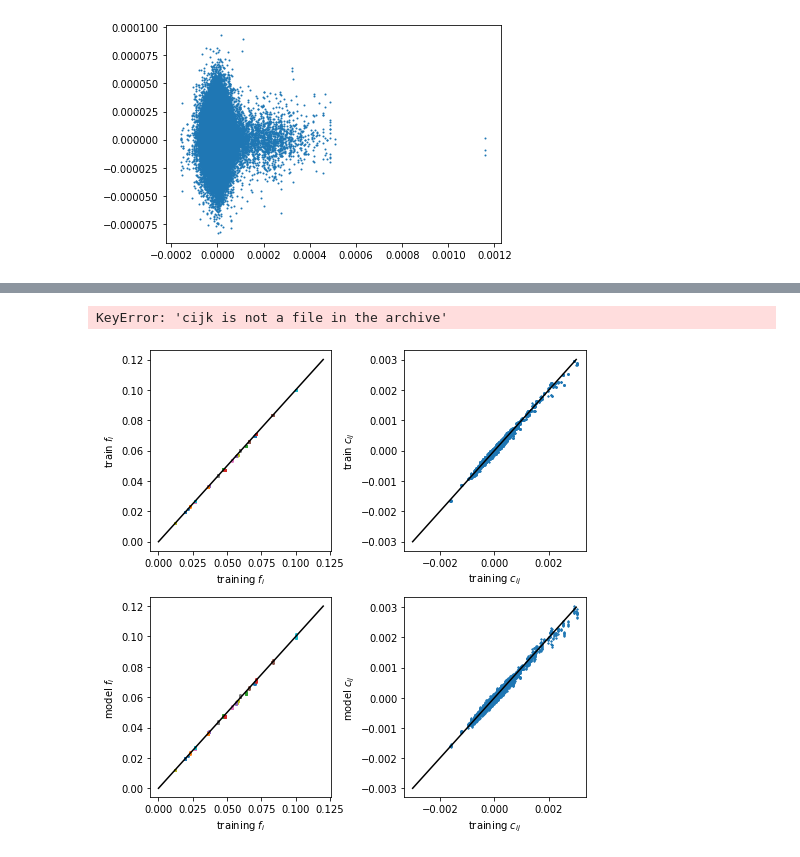
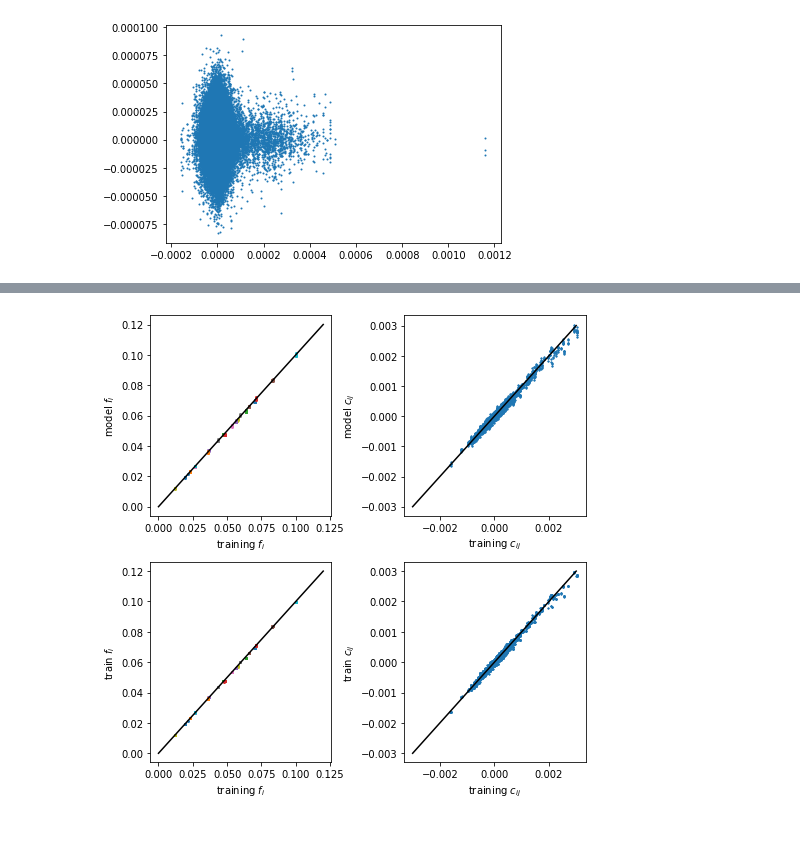
Before and after one commit to andim/peptidome, a Jupyter notebook: code/maxent/full_potts.ipynb, the cells around one changed output, grey strips where cells are left out. Saved outputs shown, nothing was run; the diff lists cells and outputs as text; code cells hidden in the pictures.

```diff
--- a/code/maxent/full_potts.ipynb
+++ b/code/maxent/full_potts.ipynb
@@ -111,23 +113,3 @@ for dataset in datasets:
                 fi[np.newaxis, :, np.newaxis, np.newaxis, :, np.newaxis] *
                 fi[np.newaxis, np.newaxis :, np.newaxis, np.newaxis, :])
     foldijks[dataset] = fold_ijk
-# %%
-fig, axes = plt.subplots(figsize=(7, 3.5), ncols=2)
-for i, dataset in enumerate(['train', 'model']):
-    plotting.density_scatter(flatten_ijk(foldijks['test']),
-                             flatten_ijk(foldijks[dataset]),
-                             trans=lambda x: np.log(x),
-                             norm=colors.LogNorm(vmin=1),
-                             s=0.5,
-                             bins=50, ax=axes[i])
-    axes[i].set_ylabel(dataset)
-for ax in axes:
-    max_ = 1.1*flatten_ijk(foldijks['test']).max()
-    lims = 1/max_, max_
-    ax.plot(lims, lims, 'k-')
-    ax.set_xscale('log')
-    ax.set_yscale('log')
-    ax.set_xlabel('test')
-    ax.set_xlim(*lims)
-    ax.set_ylim(*lims)
-fig.tight_layout()
@@ -140,32 +143,31 @@ Jij = params['Jij']
 # %%
-observables = ['fi', 'cij', 'cijk', 'fold_ijk']
+observables = ['fi', 'fij', 'cij', 'fijk', 'cijk', 'fold_ijk']#, 'fijkl']
 observables_dict = {key: dict() for key in observables}
 for dataset in ['train', 'test', 'model']:
     params = np.load('data/%s_observables.npz'%dataset)
     for observable in observables:
         observables_dict[observable][dataset] = params[observable]
-# %% [output]
-KeyError: 'cijk is not a file in the archive'
 # %%
 fig, axes = plt.subplots(figsize=(7, 7), ncols=2, nrows=2)
 
-for i, dataset in enumerate(['train', 'model']):
+for i, dataset in enumerate(['model', 'train']):
     ax = axes[i, 0]
+    fis = observables_dict['fi']
     ax.plot(fis['test'], fis[dataset], 'o', ms=2)
     ax.set_xlabel('training $f_i$')
     ax.set_ylabel('%s $f_i$'%dataset)
     ax.plot([0, 0.12], [0, 0.12], 'k')
 
 lim = 0.003
-for i, dataset in enumerate(['train', 'model']):
+for i, dataset in enumerate(['model', 'train']):
     ax = axes[i, 1]
+    cijs = observables_dict['cij']
     cij = cijs['test']
-    mask = ~np.eye(cij.shape[0], dtype=bool)
-    ax.plot(cij[mask].flatten(), cijs[dataset][mask].flatten(), 'o', ms=1)
+    ax.plot(flatten_ij(cij), flatten_ij(cijs[dataset]), 'o', ms=1)
     ax.set_ylabel('%s $c_{ij}$'%dataset)
     ax.set_xlabel('training $c_{ij}$')
     ax.plot([-lim, lim], [-lim, lim], 'k')
 
 fig.tight_layout()
 # %% [output]
-[figure, old version]
+[figure, new version]
```
Also changed, not shown: parts of 16 cells of this notebook, 2 other files.
